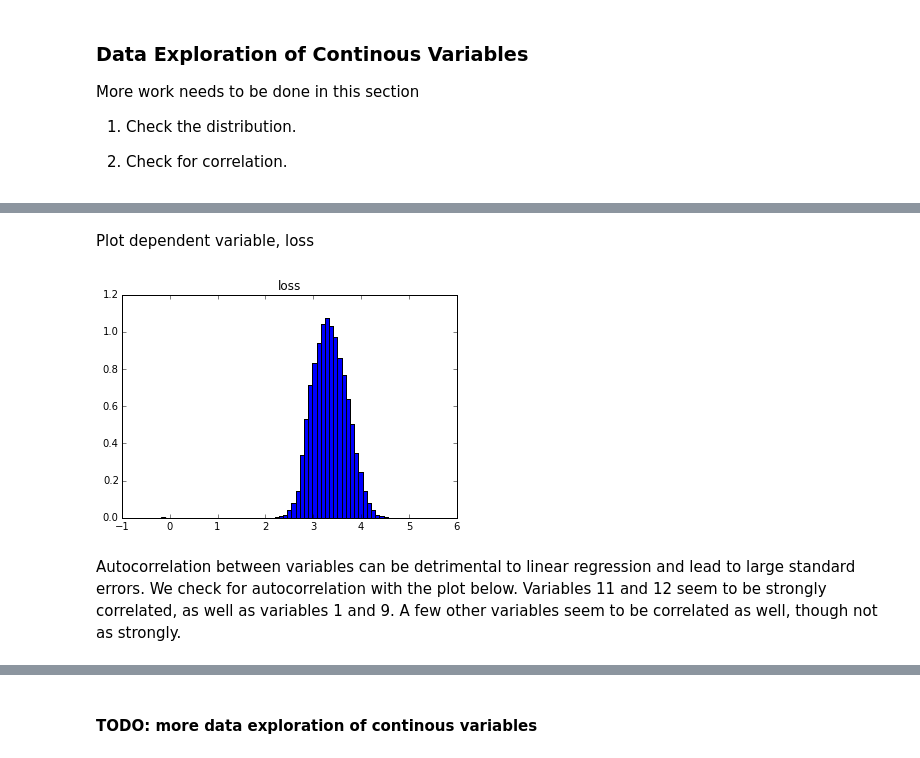
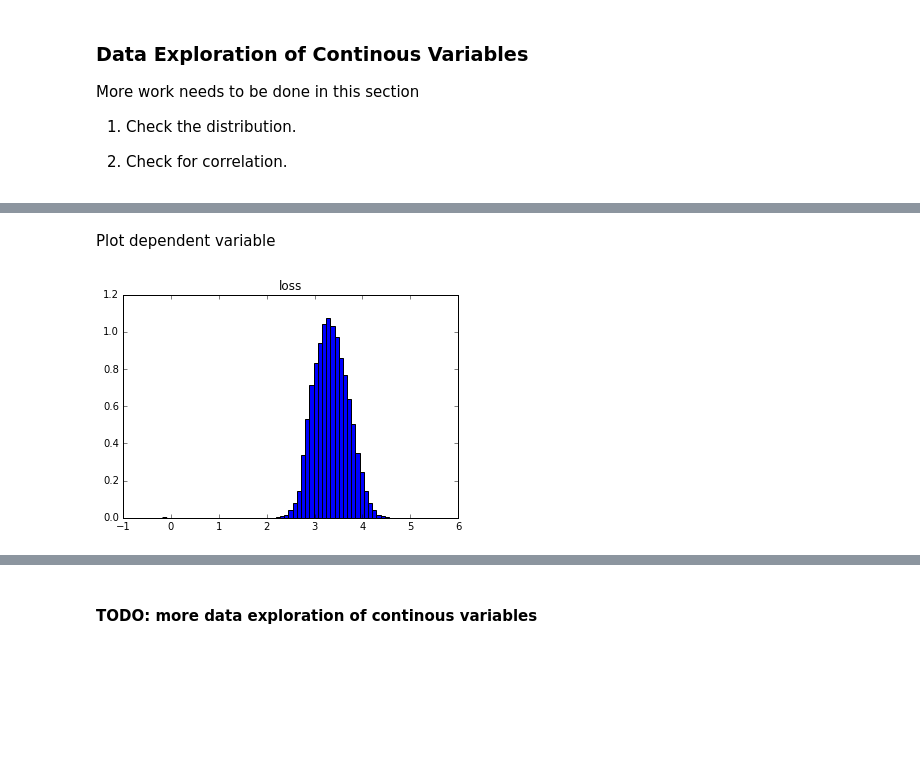
Before and after one commit to jtpdowns/AllstateChallenge, a Jupyter notebook: Allstate - Regression.ipynb, the cells around one changed output, grey strips where cells are left out. Drawn from its saved outputs; the diff is of its cells as text; code cells hidden in the pictures; blank space fills up the shorter version.

Commit message:
Revert "Added correlation scatter plot matrix for cont vars"
This reverts commit 447ef85398a64ad5d12fdad48775d690a33b202f.

```diff
--- a/Allstate - Regression.ipynb
+++ b/Allstate - Regression.ipynb
@@ -156,15 +154,9 @@ PlotHisContinousVars(df_cont_vars)
 # %% [markdown]
-Plot dependent variable, loss
+Plot dependent variable
 # %%
-# Print histogram
 plt.cla()
 plt.subplot(1,1,1).hist(y_train,normed=True, bins=60)
 plt.subplot(1,1,1).set(title='loss')
 plt.show()
-
-# Check for normaility with Shapiro-Wilk test
-stats.shapiro(y_train)
 # %% [output]
-[figure, old version]
+[figure, new version]
-# %% [markdown]
-Autocorrelation between variables can be detrimental to linear regression and lead to large standard errors. We check for autocorrelation with the plot below. Variables 11 and 12 seem to be strongly correlated, as well as variables 1 and 9. A few other variables seem to be correlated as well, though not as strongly.
```
Also changed, not shown: parts of 19 cells of this notebook, 1 other file.
